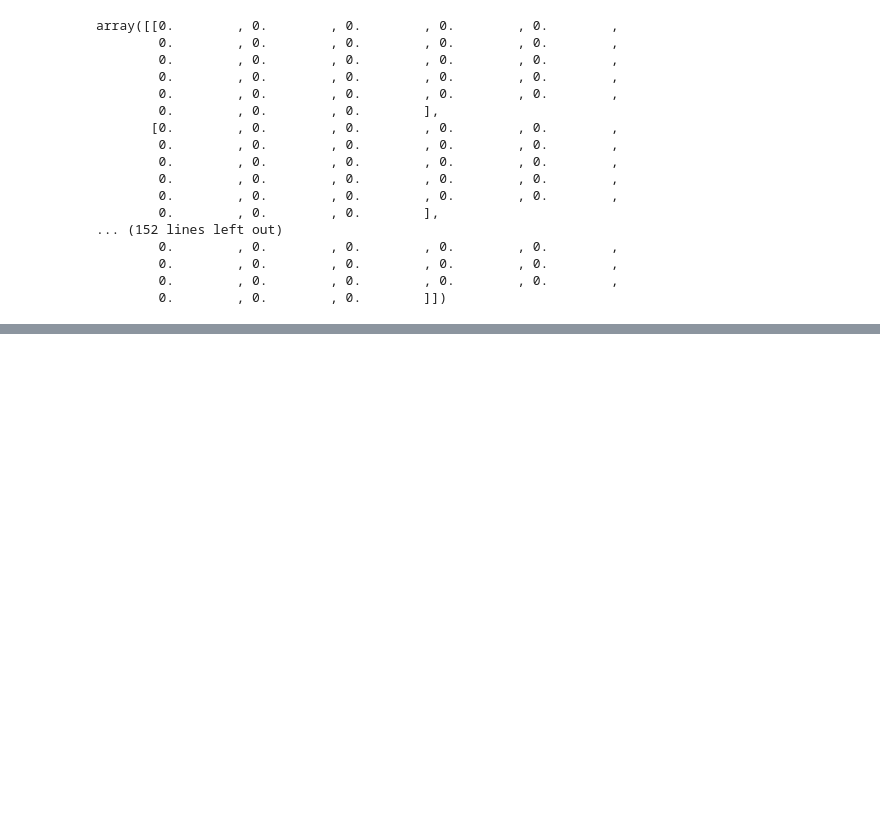
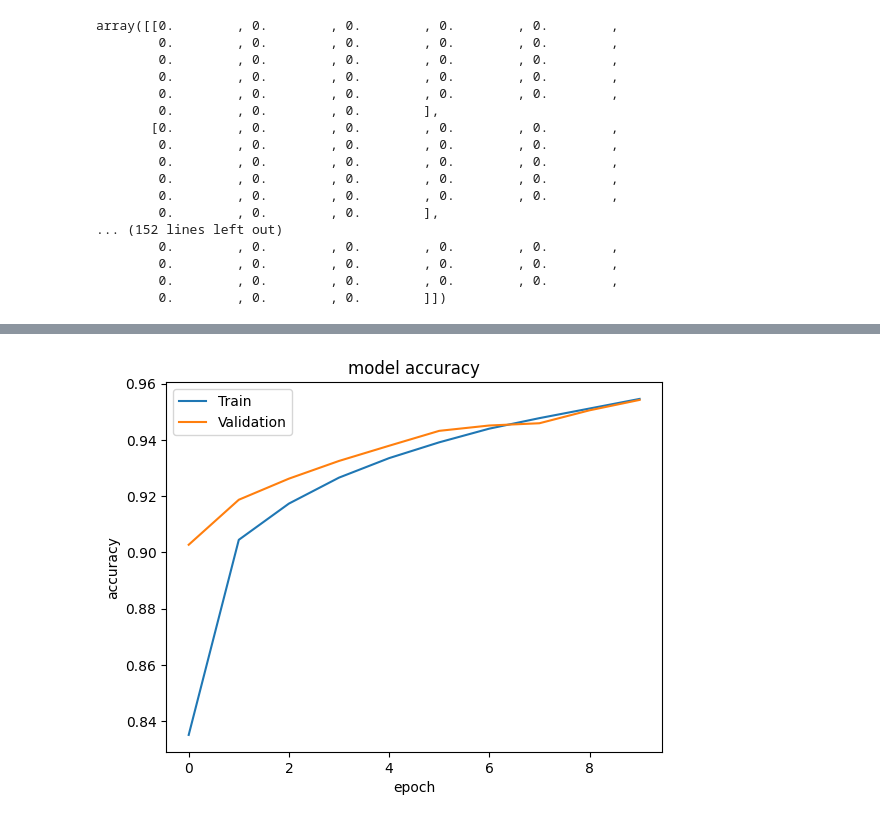
Before and after one commit to Omihase44/Deep-Learning-LP-IV, a Jupyter notebook: exp2.ipynb, the cells around one changed output, grey strips where cells are left out. Saved outputs shown, nothing was run; the diff lists cells and outputs as text; code cells hidden in the pictures; blank space fills up the shorter version.

```diff
--- a/exp2.ipynb
+++ b/exp2.ipynb
@@ -99,3 +96,8 @@ Model: "sequential"
  Total params: 101,770 (397.54 KB)
  Trainable params: 101,770 (397.54 KB)
  Non-trainable params: 0 (0.00 B)
+# %%
+model.compile(optimizer='sgd',
+ loss='sparse_categorical_crossentropy',
+ metrics=['accuracy'])
+history=model.fit(x_train, y_train,validation_data=(x_test,y_test),epochs=10)
@@ -101,0 +161,12 @@ Model: "sequential"
+# %%
+history.history.keys()
+
+plt.plot(history.history['accuracy'])
+plt.plot(history.history['val_accuracy'])
+plt.title('model accuracy')
+plt.ylabel('accuracy')
+plt.xlabel('epoch')
+plt.legend(['Train', 'Validation'], loc='upper left')
+plt.show()
+# %% [output]
+[figure, added]
```
Also changed, not shown: parts of 12 cells of this notebook, 3 other files.
